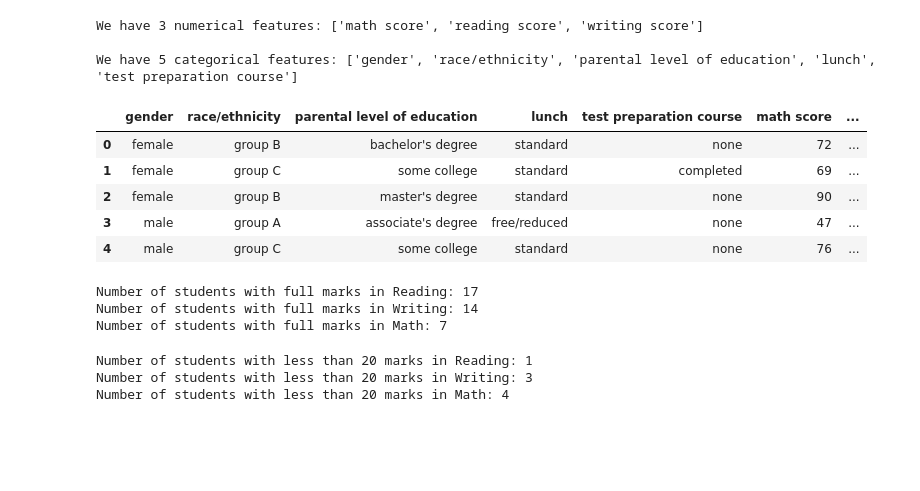
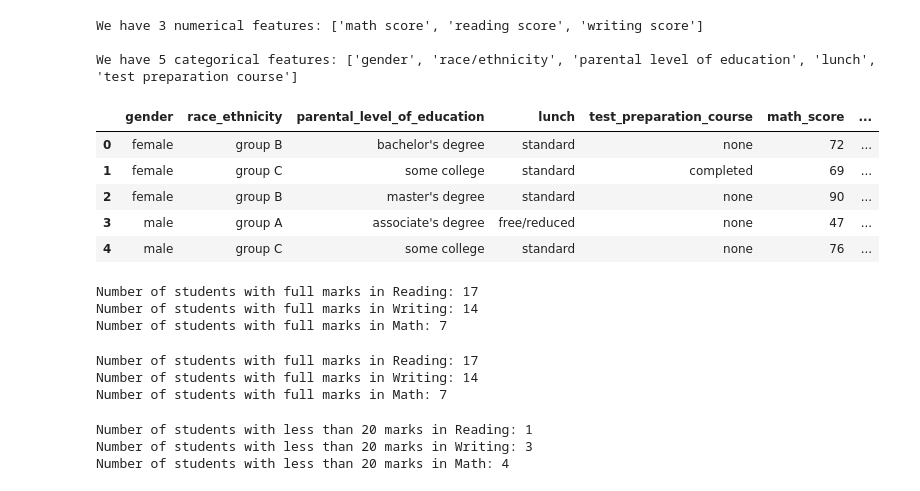
Before and after one commit to dhruvg24/Machine_Learning_Project, a Jupyter notebook: notebook/1. EDA Student Performance.ipynb, the cells around one changed output. Saved outputs shown, nothing was run; the diff lists cells and outputs as text; code cells hidden in the pictures; blank space fills up the shorter version.

```diff
--- a/notebook/1. EDA Student Performance.ipynb
+++ b/notebook/1. EDA Student Performance.ipynb
@@ -146,12 +164,12 @@ We have 3 numerical features: ['math score', 'reading score', 'writing score']
 We have 5 categorical features: ['gender', 'race/ethnicity', 'parental level of education', 'lunch', 'test preparation course']
 # %%
 # From observation we have 3 different columns for score -> we can combine all 3 of these and create a new column Total Score
-df['total score'] = df['math score'] + df['reading score'] + df['writing score']
+df['total_score'] = df['math_score'] + df['reading_score'] + df['writing_score']
 
-df['average'] = df['total score']/3
+df['average'] = df['total_score']/3
 df.head()
 # %% [output]
-|  | gender | race/ethnicity | parental level of education | lunch | test preparation course | math score | ... |
+|  | gender | race_ethnicity | parental_level_of_education | lunch | test_preparation_course | math_score | ... |
 | 0 | female | group B | bachelor's degree | standard | none | 72 | ... |
 | 1 | female | group C | some college | standard | completed | 69 | ... |
 | 2 | female | group B | master's degree | standard | none | 90 | ... |
@@ -172,13 +190,17 @@ Number of students with full marks in Reading: 17
 Number of students with full marks in Writing: 14
 Number of students with full marks in Math: 7
 # %%
-reading_full_count = df[df['reading score'] == 100]['reading score'].count()
-writing_full_count = df[df['writing score'] == 100]['writing score'].count()
-math_full_count = df[df['math score'] == 100]['math score'].count()
+reading_full_count = df[df['reading_score'] == 100]['reading_score'].count()
+writing_full_count = df[df['writing_score'] == 100]['writing_score'].count()
+math_full_count = df[df['math_score'] == 100]['math_score'].count()
 
 print(f"Number of students with full marks in Reading: {reading_full_count}")
 
 print(f"Number of students with full marks in Writing: {writing_full_count}")
 
 print(f"Number of students with full marks in Math: {math_full_count}")
+# %% [output]
+Number of students with full marks in Reading: 17
+Number of students with full marks in Writing: 14
+Number of students with full marks in Math: 7
 # %%
```
Also changed, not shown: parts of 24 cells of this notebook, 21 other files.
